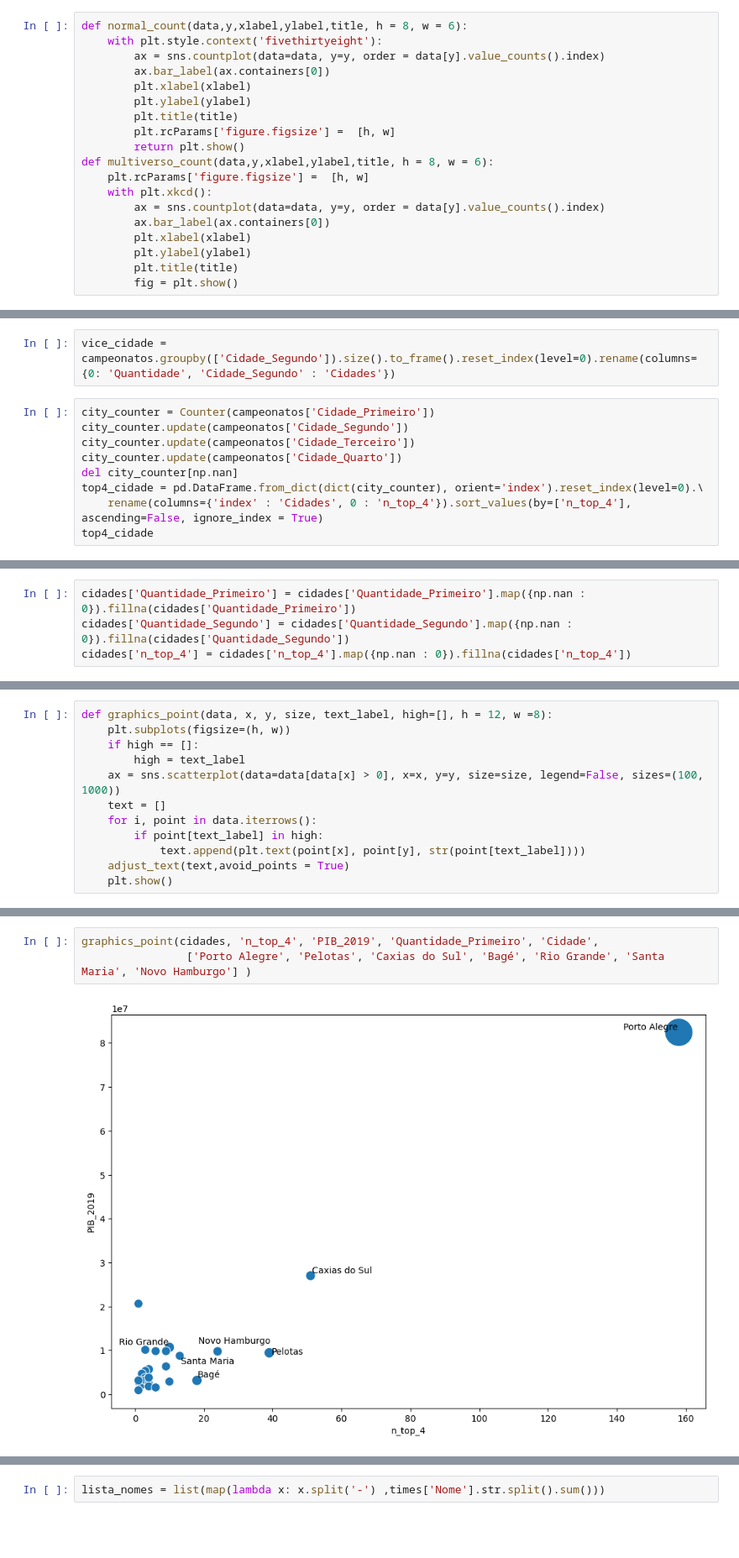
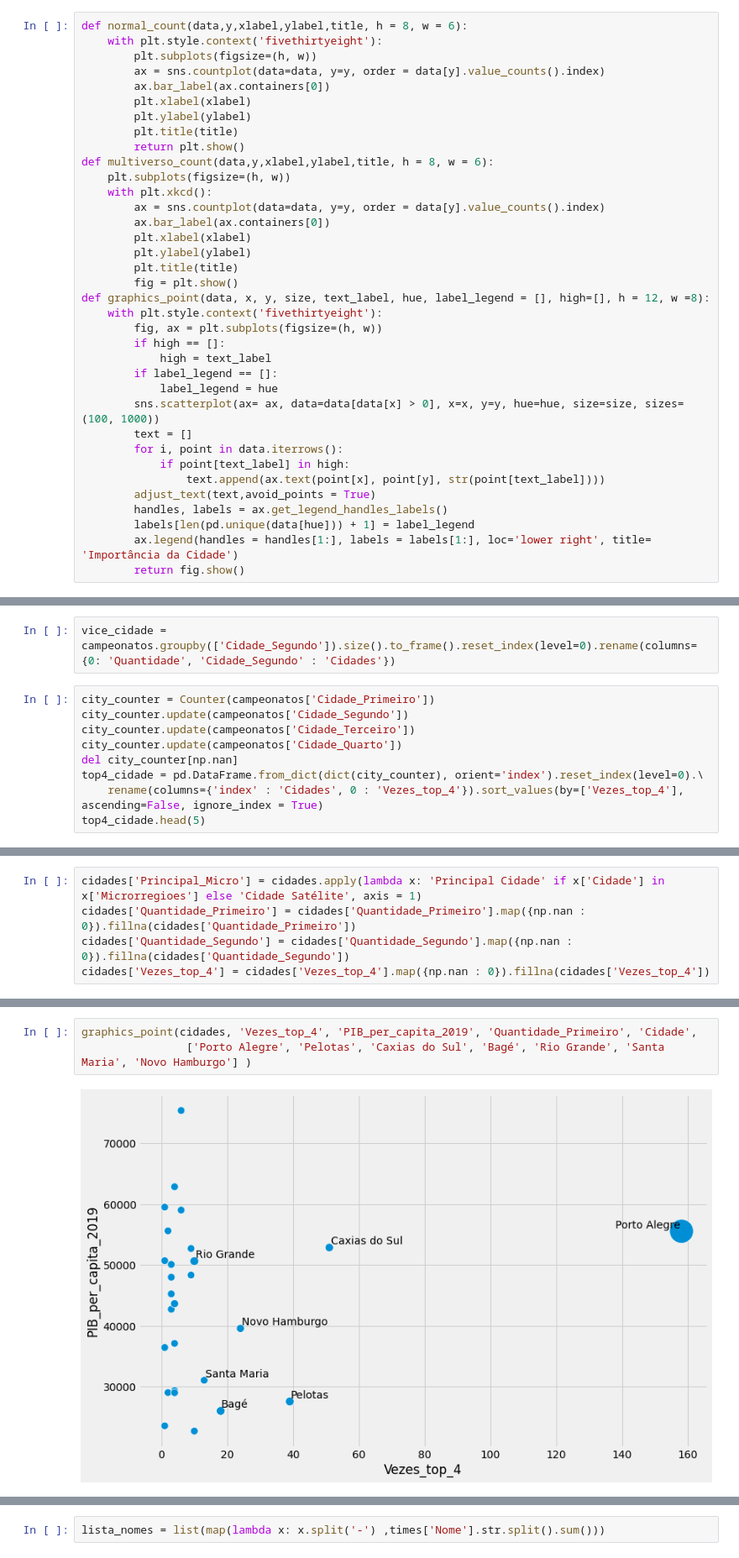
Before and after one commit to VitorBSP/Multiverso_greNAL, a Jupyter notebook: analise.ipynb, the cells around one changed output, grey strips where cells are left out. Shown at 84% size. Drawn from its saved outputs; the diff is of its cells as text; blank space fills up the shorter version.

```diff
--- a/analise.ipynb
+++ b/analise.ipynb
@@ -16,15 +16,15 @@ from adjustText import adjust_text
 # %%
 def normal_count(data,y,xlabel,ylabel,title, h = 8, w = 6):
     with plt.style.context('fivethirtyeight'):
+        plt.subplots(figsize=(h, w))
         ax = sns.countplot(data=data, y=y, order = data[y].value_counts().index)
         ax.bar_label(ax.containers[0])
         plt.xlabel(xlabel)
         plt.ylabel(ylabel)
         plt.title(title)
-        plt.rcParams['figure.figsize'] =  [h, w]
         return plt.show()
 def multiverso_count(data,y,xlabel,ylabel,title, h = 8, w = 6):
-    plt.rcParams['figure.figsize'] =  [h, w]
+    plt.subplots(figsize=(h, w))
     with plt.xkcd():
         ax = sns.countplot(data=data, y=y, order = data[y].value_counts().index)
         ax.bar_label(ax.containers[0])
@@ -32,3 +32,20 @@ def multiverso_count(data,y,xlabel,ylabel,title, h = 8, w = 6):
         plt.ylabel(ylabel)
         plt.title(title)
         fig = plt.show()
+def graphics_point(data, x, y, size, text_label, hue, label_legend = [], high=[], h = 12, w =8):
+    with plt.style.context('fivethirtyeight'):
+        fig, ax = plt.subplots(figsize=(h, w))
+        if high == []:
+            high = text_label
+        if label_legend == []:
+            label_legend = hue
+        sns.scatterplot(ax= ax, data=data[data[x] > 0], x=x, y=y, hue=hue, size=size, sizes=(100, 1000))
+        text = []
+        for i, point in data.iterrows():
+            if point[text_label] in high:
+                text.append(ax.text(point[x], point[y], str(point[text_label])))
+        adjust_text(text,avoid_points = True)
+        handles, labels = ax.get_legend_handles_labels()
+        labels[len(pd.unique(data[hue])) + 1] = label_legend
+        ax.legend(handles = handles[1:], labels = labels[1:], loc='lower right', title= 'Importância da Cidade')
+        return fig.show()
@@ -195,6 +216,6 @@ city_counter.update(campeonatos['Cidade_Terceiro'])
 city_counter.update(campeonatos['Cidade_Quarto'])
 del city_counter[np.nan]
 top4_cidade = pd.DataFrame.from_dict(dict(city_counter), orient='index').reset_index(level=0).\
-    rename(columns={'index' : 'Cidades', 0 : 'n_top_4'}).sort_values(by=['n_top_4'], ascending=False, ignore_index = True)
-top4_cidade
+    rename(columns={'index' : 'Cidades', 0 : 'Vezes_top_4'}).sort_values(by=['Vezes_top_4'], ascending=False, ignore_index = True)
+top4_cidade.head(5)
 # %% [output]
@@ -222,4 +234,5 @@ cidades =  cidades.merge(top4_cidade, how='left', left_on='Cidade', right_on = "
 # %%
+cidades['Principal_Micro'] = cidades.apply(lambda x: 'Principal Cidade' if x['Cidade'] in x['Microrregioes'] else 'Cidade Satélite', axis = 1)
 cidades['Quantidade_Primeiro'] = cidades['Quantidade_Primeiro'].map({np.nan : 0}).fillna(cidades['Quantidade_Primeiro'])
 cidades['Quantidade_Segundo'] = cidades['Quantidade_Segundo'].map({np.nan : 0}).fillna(cidades['Quantidade_Segundo'])
-cidades['n_top_4'] = cidades['n_top_4'].map({np.nan : 0}).fillna(cidades['n_top_4'])
+cidades['Vezes_top_4'] = cidades['Vezes_top_4'].map({np.nan : 0}).fillna(cidades['Vezes_top_4'])
@@ -237,12 +262,0 @@ ax = sns.scatterplot(data=cidades[cidades['n_top_4'] > 0], x="n_top_4", y="IDH_2
-# %%
-def graphics_point(data, x, y, size, text_label, high=[], h = 12, w =8):
-    plt.subplots(figsize=(h, w))
-    if high == []:
-        high = text_label
-    ax = sns.scatterplot(data=data[data[x] > 0], x=x, y=y, size=size, legend=False, sizes=(100, 1000))
-    text = []
-    for i, point in data.iterrows():
-        if point[text_label] in high:
-            text.append(plt.text(point[x], point[y], str(point[text_label])))
-    adjust_text(text,avoid_points = True)
-    plt.show()
@@ -254,6 +275,6 @@ graphics_point(cidades, 'n_top_4', 'IDH_2010', 'Quantidade_Primeiro', 'Cidade',
 # %%
-graphics_point(cidades, 'n_top_4', 'PIB_2019', 'Quantidade_Primeiro', 'Cidade',
+graphics_point(cidades, 'Vezes_top_4', 'PIB_per_capita_2019', 'Quantidade_Primeiro', 'Cidade',
                 ['Porto Alegre', 'Pelotas', 'Caxias do Sul', 'Bagé', 'Rio Grande', 'Santa Maria', 'Novo Hamburgo'] )
 # %% [output]
-[figure, old version]
+[figure, new version]
 # %%
```
Also changed, not shown: parts of 19 cells of this notebook.
